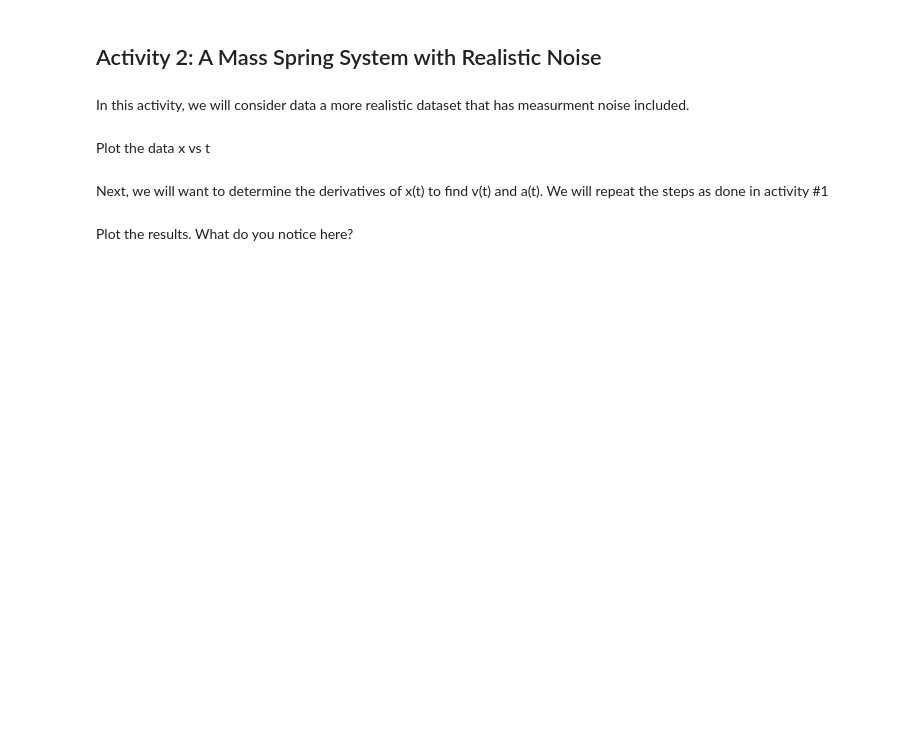
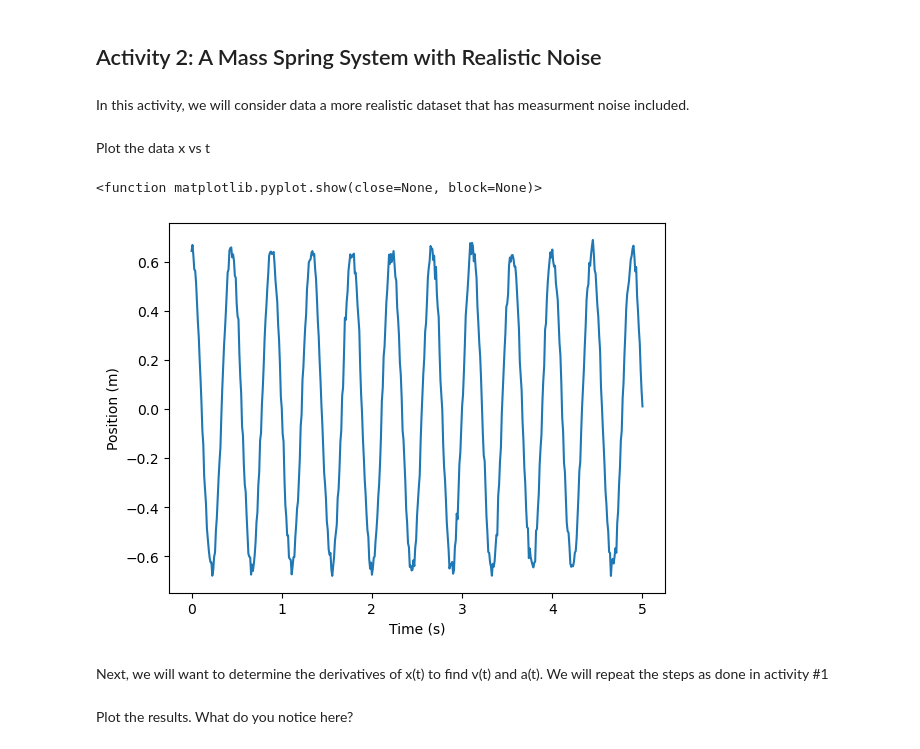
Before and after one commit to Tonkle-Time/comp-phy, a Jupyter notebook: Lab 4 - Numeric Derivatives Part II.ipynb, the cells around one changed output. Saved outputs shown, nothing was run; the diff lists cells and outputs as text; code cells hidden in the pictures; blank space fills up the shorter version.

```diff
--- a/Lab 4 - Numeric Derivatives Part II.ipynb
+++ b/Lab 4 - Numeric Derivatives Part II.ipynb
@@ -178,8 +192,8 @@ print(f"The Total Energy: {Eavg:.2f} +/- {Estd:.2f} J")
 In this activity, we will consider data a more realistic dataset that has measurment noise included.
 # %%
 #load in the new data set
-#load in dataset 1
-data2=np.loadtxt('Lab_Data/Mass_Spring_Noise.csv',delimiter=',') #replace with your path to the appropriate .csv file
+#load in dataset 2
+data2=np.loadtxt('Mass_Spring_Noise.csv',delimiter=',') #replace with your path to the appropriate .csv file
 
 #unpack the data
 t = data2[:,0]
@@ -188,6 +202,15 @@ x = data2[:,1]
 Plot the data x vs t
 # %%
 ### Add your code here
+
+plt.figure
+plt.plot(t,x, label='x(t)')
+plt.ylabel('Position (m)')
+plt.xlabel('Time (s)')
+plt.show
+# %% [output]
+<function matplotlib.pyplot.show(close=None, block=None)>
+[figure, added]
 # %% [markdown]
 Next, we will want to determine the derivatives of x(t) to find v(t) and a(t). We will repeat the steps as done in activity #1
 # %%
```
Also changed, not shown: parts of 10 cells of this notebook, 2 other files.
